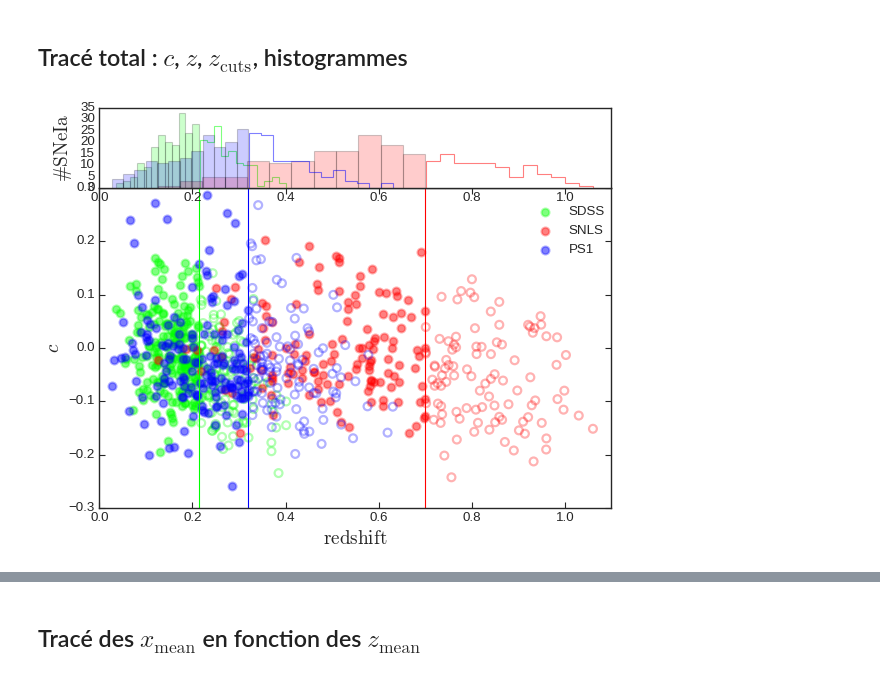
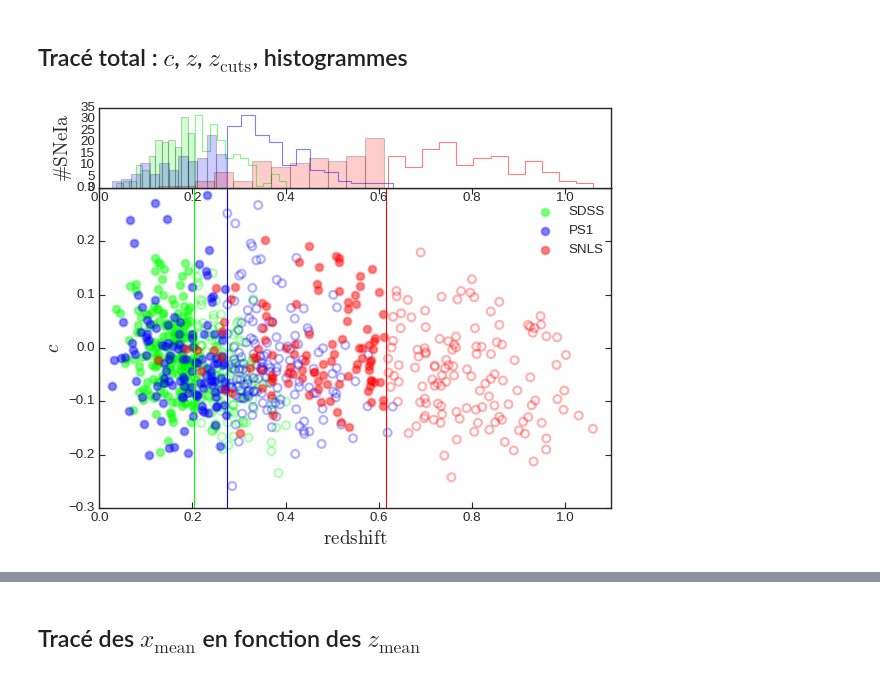
Before and after one commit to Nora-n/variaIa, a Jupyter notebook: notebooks/draft_plots_simple.ipynb, the cells around one changed output, grey strips where cells are left out. Saved outputs shown, nothing was run; the diff lists cells and outputs as text; code cells hidden in the pictures.

```diff
--- a/notebooks/draft_plots_simple.ipynb
+++ b/notebooks/draft_plots_simple.ipynb
@@ -547,7 +548,7 @@ ax2 = fig.add_axes([0.1, 0.92, 0.8, 0.2])
 
 prop = dict(marker="o", ms=10, ecolor="0.3", lw=2, mew=1, mec="0.5", zorder=5)
 
-for survey in surveys[:3]:
+for survey in surveys[1:-1]:
     ax.scatter(z_zcuts[survey],
                c_zcuts[survey],
                marker="o", s=50, lw=2,
@@ -559,38 +560,38 @@ for survey in surveys[:3]:
                marker="o", s=50, lw=2,
                edgecolor=alpha3colors[survey],
                facecolor="None")
-    ax.vline(zmax[survey],
+    ax.vline(z_max[survey][1],
              color=colors[survey])
 
     ax2.hist(z_zcuts[survey], bins = nb_x.value,
              color = colors[survey], alpha = .2)
     ax2.hist(z_zmincuts[survey], bins = nb_x.value,
              color = colors[survey], alpha = .5, histtype='step')
 
 #    ax3.hist(x1_zmincuts[survey], bins = nb_x.value, orientation='horizontal',
 #             color = colors[survey], alpha = .2)
 #    ax3.hist(x1_zcuts[survey], bins = nb_x.value, orientation='horizontal',
 #             color = colors[survey], alpha = .5, histtype='step')
 
 ax.tick_params(direction = 'in',
                length = 5, width = 1,
                labelsize = 12,
                top = True, right = True)
 
 ax.set_xlim(0, 1.1)
 ax.set_ylim(-.3, .3)
 ax.set_xlabel(r"$\mathrm{redshift}$ ", fontsize="x-large")
 ax.set_ylabel(r"$c$ ", fontsize="x-large")
 
 ax2.set_xlim(0, 1.1)
 ax2.set_ylabel(r"$\mathrm{\# SNe Ia}$ ", fontsize="x-large")
 
 #ax3.set_xlabel(r"$\mathrm{\# SNe Ia}$ ", fontsize="x-large")
 
 ax.legend(ncol=1, loc='lower left', fontsize='medium',
           bbox_to_anchor=(0.82, 0.75))
 
 fig=plt.gcf()
 fig.savefig('/home/nora/Documents/Thèse/Images/surveys_cuts_c.pdf', bbox_inches='tight')
 # %% [output]
-[figure, old version]
+[figure, new version]
```
Also changed, not shown: parts of 4 cells of this notebook, 3 other files.
